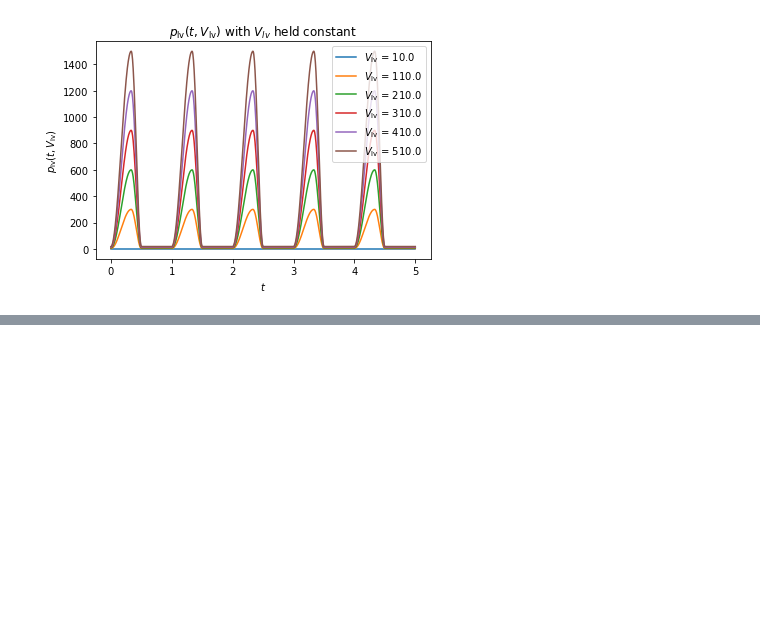
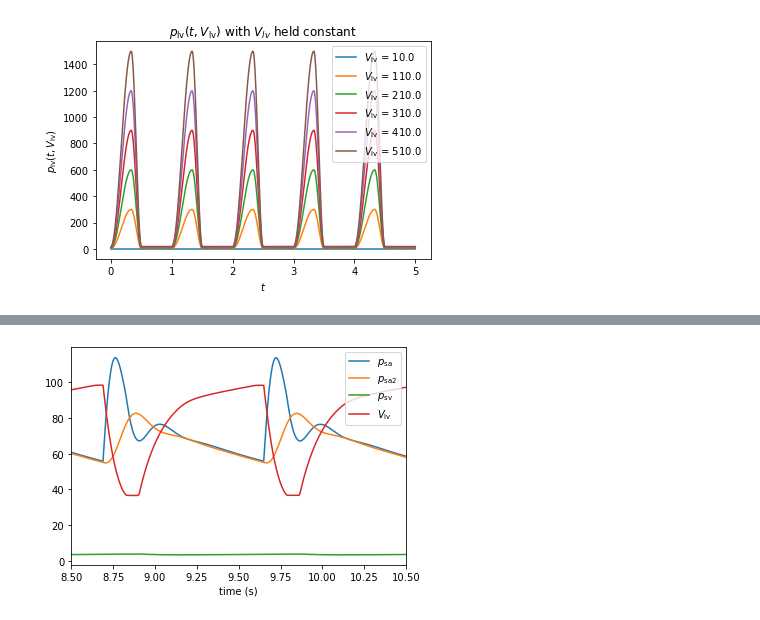
Before and after one commit to kms15/reading_notes, a Jupyter notebook: Papers/Sahoo_lumped_2021.ipynb, the cells around one changed output, grey strips where cells are left out. Saved outputs shown, nothing was run; the diff lists cells and outputs as text; code cells hidden in the pictures; blank space fills up the shorter version.

```diff
--- a/Papers/Sahoo_lumped_2021.ipynb
+++ b/Papers/Sahoo_lumped_2021.ipynb
@@ -264,0 +264,7 @@ plt.xlabel('time (s)');
+# %%
+plt.plot(result['t'], result['y'][:-1,:].transpose(), label=sv_labels[:-1])
+plt.xlim(8.5, 10.5)
+plt.legend()
+plt.xlabel('time (s)');
+# %% [output]
+[figure, added]
```
Also changed, not shown: parts of 5 cells of this notebook.
